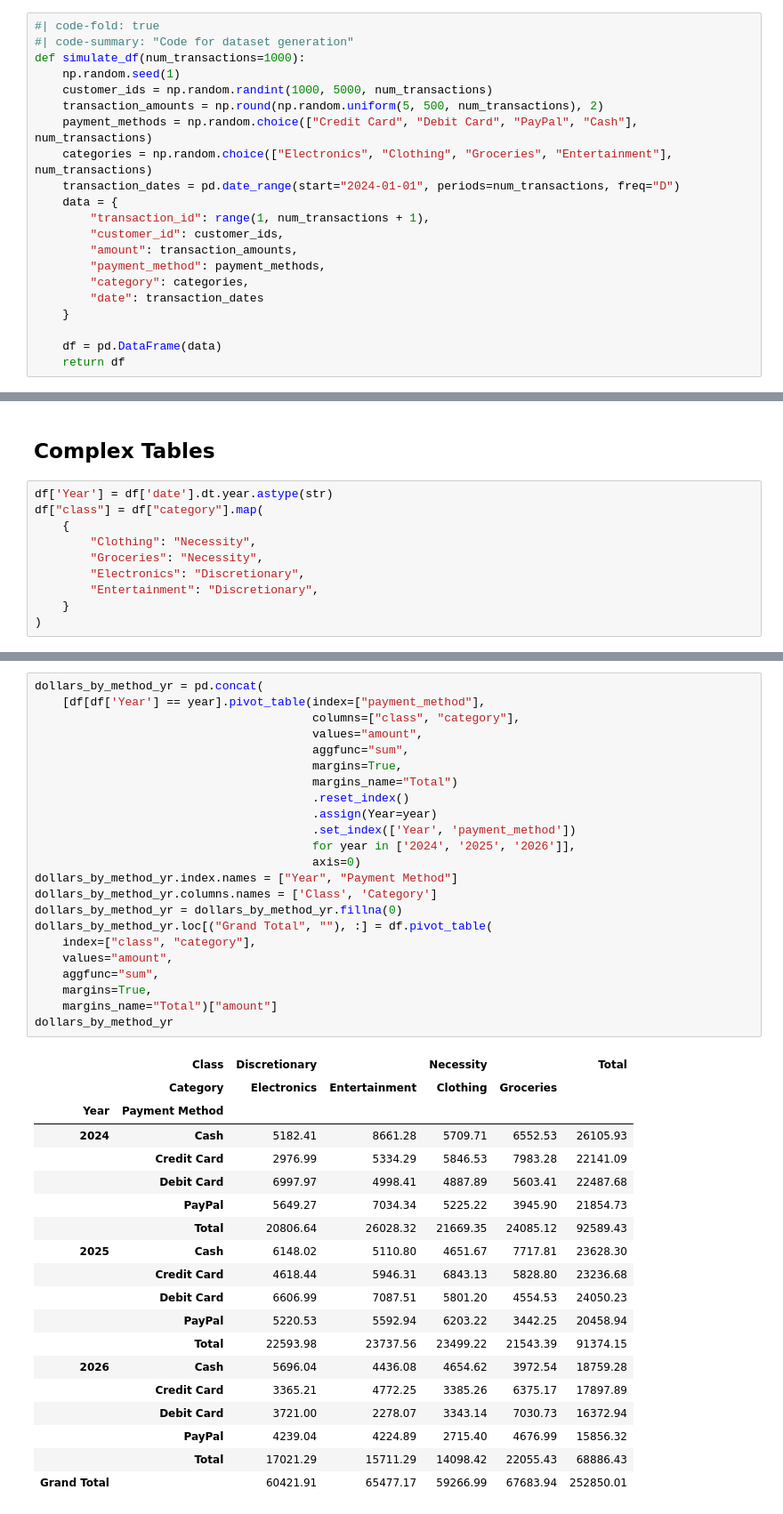
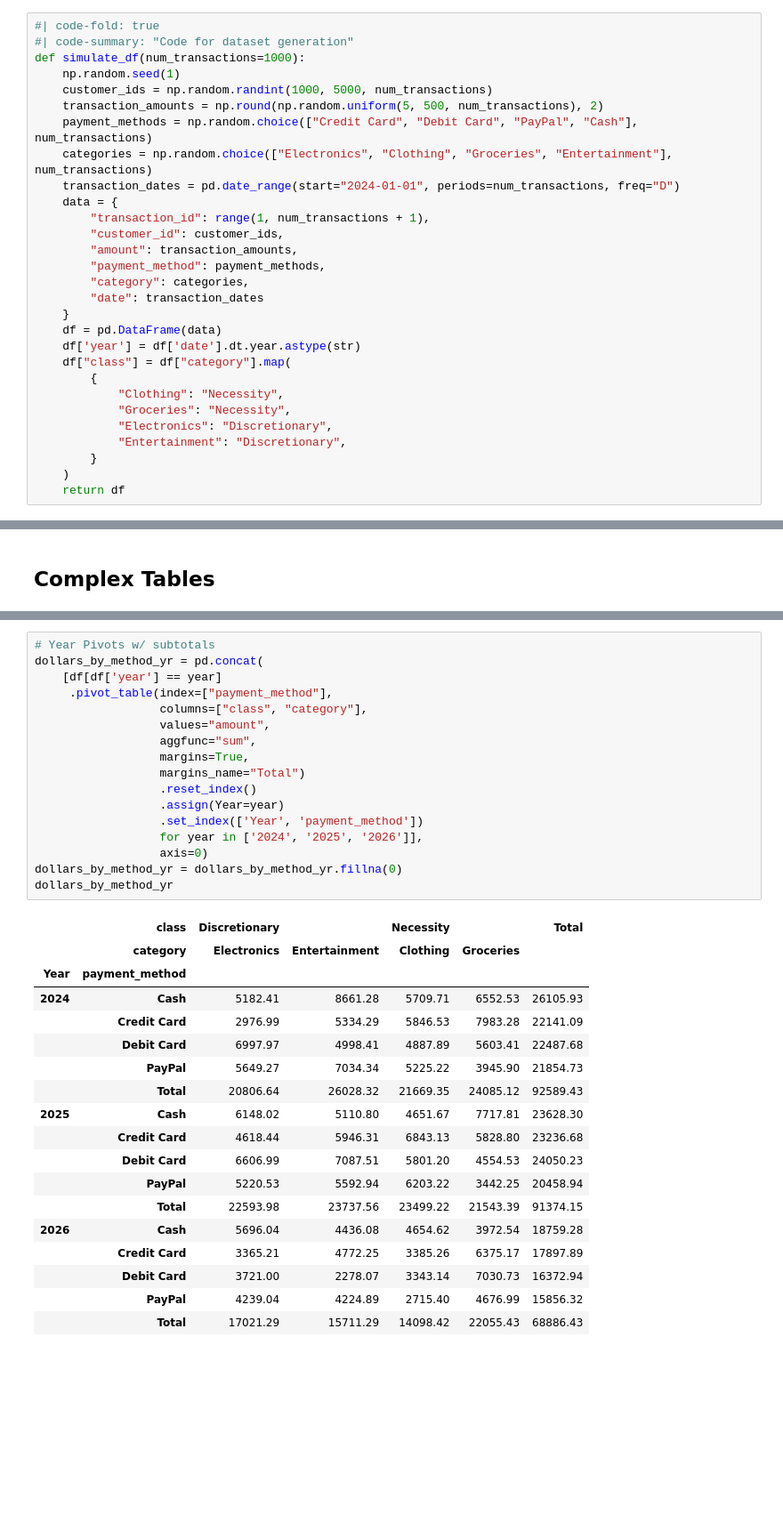
Before and after one commit to peter-amerkhanian/peter-amerkhanian.github.io, a Jupyter notebook: posts/excel-wings/index.ipynb, the cells around one changed output, grey strips where cells are left out. Shown at 89% size. Drawn from its saved outputs; the diff is of its cells as text; blank space fills up the shorter version.

```diff
--- a/posts/excel-wings/index.ipynb
+++ b/posts/excel-wings/index.ipynb
@@ -44,8 +44,16 @@ def simulate_df(num_transactions=1000):
         "category": categories,
         "date": transaction_dates
     }
-
     df = pd.DataFrame(data)
+    df['year'] = df['date'].dt.year.astype(str)
+    df["class"] = df["category"].map(
+        {
+            "Clothing": "Necessity",
+            "Groceries": "Necessity",
+            "Electronics": "Discretionary",
+            "Entertainment": "Discretionary",
+        }
+    )
     return df
 # %% [markdown]
 Say we have a dataset of customer transactions at a department store. I simulated this data arbitrarily.
@@ -411,13 +453,3 @@ edf
  DISCONNECTED ExcelDataFrame(sheet=NA, range=NA, df_shape=(5, 5))
 # %% [markdown]
 ## Complex Tables
-# %%
-df['Year'] = df['date'].dt.year.astype(str)
-df["class"] = df["category"].map(
-    {
-        "Clothing": "Necessity",
-        "Groceries": "Necessity",
-        "Electronics": "Discretionary",
-        "Entertainment": "Discretionary",
-    }
-)
@@ -424,30 +462,24 @@ df["class"] = df["category"].map(
 # %%
+# Year Pivots w/ subtotals
 dollars_by_method_yr = pd.concat(
-    [df[df['Year'] == year].pivot_table(index=["payment_method"],
-                                        columns=["class", "category"],
-                                        values="amount",
-                                        aggfunc="sum",
-                                        margins=True,
-                                        margins_name="Total")
-                                        .reset_index()
-                                        .assign(Year=year)
-                                        .set_index(['Year', 'payment_method'])
-                                        for year in ['2024', '2025', '2026']],
-                                        axis=0)
-dollars_by_method_yr.index.names = ["Year", "Payment Method"]
-dollars_by_method_yr.columns.names = ['Class', 'Category']
+    [df[df['year'] == year]
+     .pivot_table(index=["payment_method"],
+                  columns=["class", "category"],
+                  values="amount",
+                  aggfunc="sum",
+                  margins=True,
+                  margins_name="Total")
+                  .reset_index()
+                  .assign(Year=year)
+                  .set_index(['Year', 'payment_method'])
+                  for year in ['2024', '2025', '2026']],
+                  axis=0)
 dollars_by_method_yr = dollars_by_method_yr.fillna(0)
-dollars_by_method_yr.loc[("Grand Total", ""), :] = df.pivot_table(
-    index=["class", "category"],
-    values="amount",
-    aggfunc="sum",
-    margins=True,
-    margins_name="Total")["amount"]
 dollars_by_method_yr
 # %% [output]
-|  | Class | Discretionary |  | Necessity |  | Total |
-|  | Category | Electronics | Entertainment | Clothing | Groceries |  |
-| Year | Payment Method |  |  |  |  |  |
+|  | class | Discretionary |  | Necessity |  | Total |
+|  | category | Electronics | Entertainment | Clothing | Groceries |  |
+| Year | payment_method |  |  |  |  |  |
 | 2024 | Cash | 5182.41 | 8661.28 | 5709.71 | 6552.53 | 26105.93 |
 |  | Credit Card | 2976.99 | 5334.29 | 5846.53 | 7983.28 | 22141.09 |
 |  | Debit Card | 6997.97 | 4998.41 | 4887.89 | 5603.41 | 22487.68 |
@@ -463,4 +495,3 @@ dollars_by_method_yr
 |  | Debit Card | 3721.00 | 2278.07 | 3343.14 | 7030.73 | 16372.94 |
 |  | PayPal | 4239.04 | 4224.89 | 2715.40 | 4676.99 | 15856.32 |
 |  | Total | 17021.29 | 15711.29 | 14098.42 | 22055.43 | 68886.43 |
-| Grand Total |  | 60421.91 | 65477.17 | 59266.99 | 67683.94 | 252850.01 |
```
Also changed, not shown: parts of 48 cells of this notebook, 11 other files.
